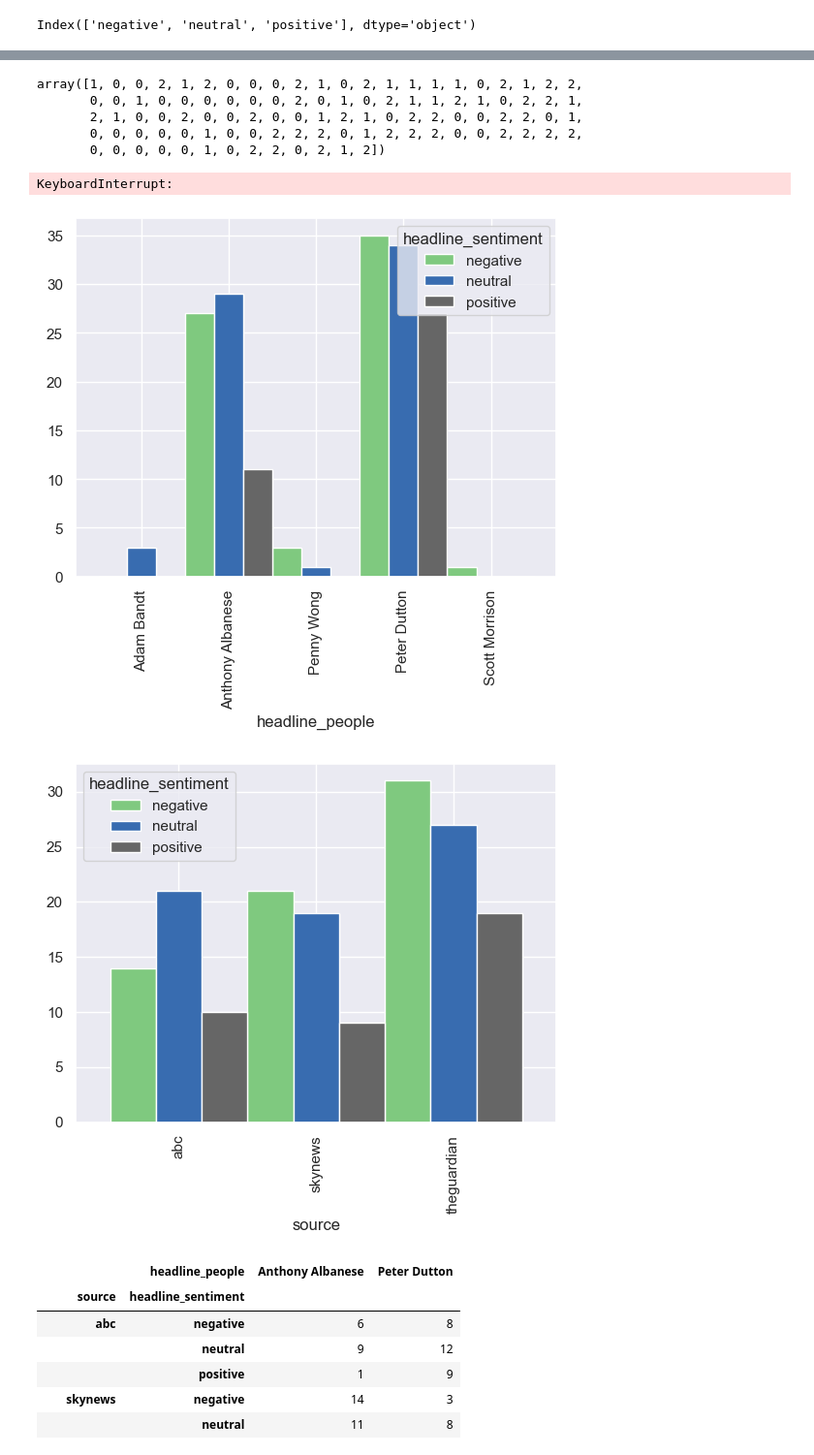
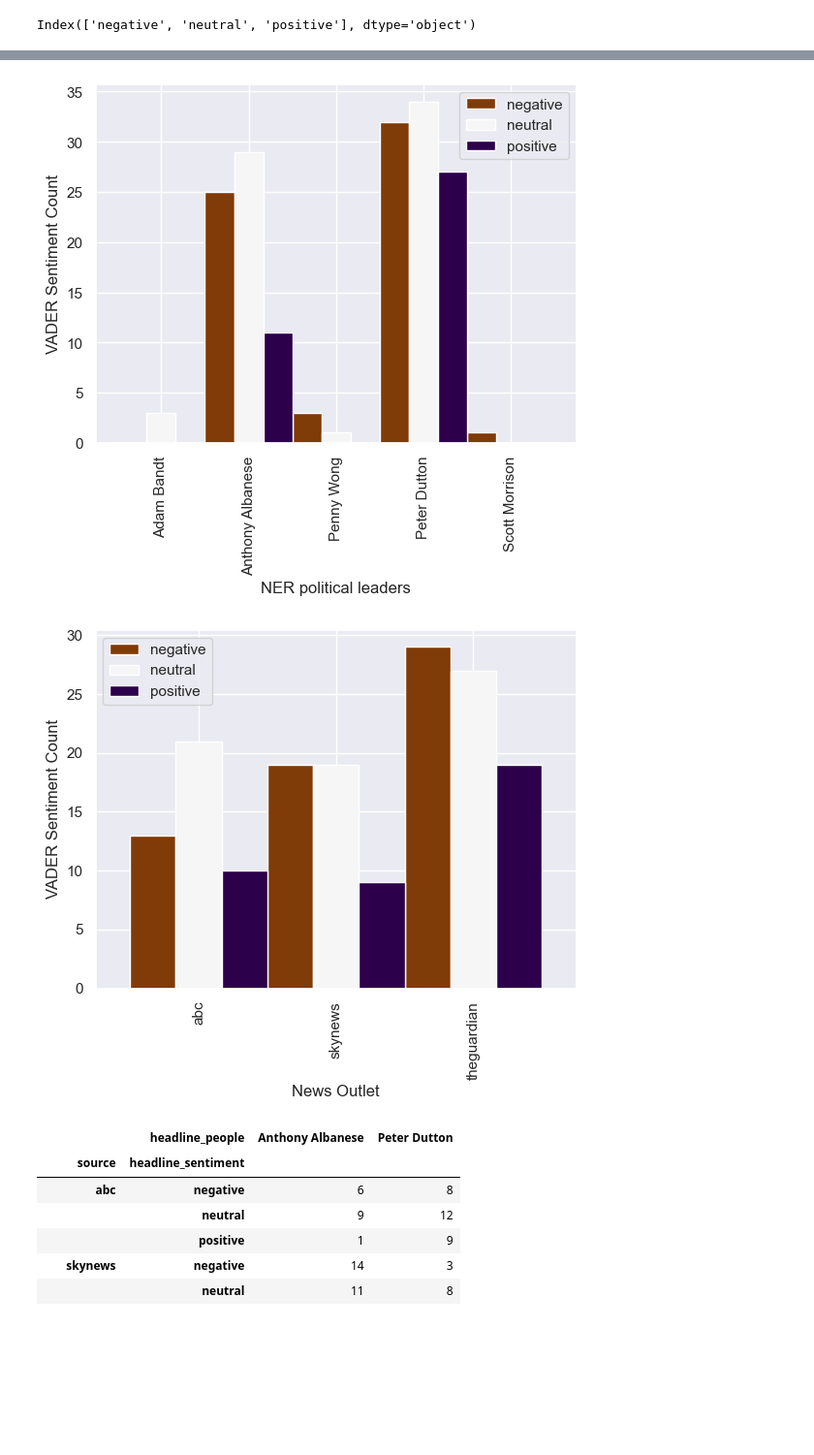
Before and after one commit to gaylejuntilla/MA3831-A3, a Jupyter notebook: VADER_and_ELMo.ipynb, the cells around one changed output, grey strips where cells are left out. Shown at 97% size. Cells and saved outputs as stored; diff of their text form; code cells hidden in the pictures; blank space fills up the shorter version.

```diff
--- a/VADER_and_ELMo.ipynb
+++ b/VADER_and_ELMo.ipynb
@@ -209,50 +463,0 @@ corpus_df[['headline', 'headline_sentiment']].iloc[test_idx].tail(10)
-# %%
-predicted_classes
-# %% [output]
-array([1, 0, 0, 2, 1, 2, 0, 0, 0, 2, 1, 0, 2, 1, 1, 1, 1, 0, 2, 1, 2, 2,
-       0, 0, 1, 0, 0, 0, 0, 0, 0, 2, 0, 1, 0, 2, 1, 1, 2, 1, 0, 2, 2, 1,
-       2, 1, 0, 0, 2, 0, 0, 2, 0, 0, 1, 2, 1, 0, 2, 2, 0, 0, 2, 2, 0, 1,
-       0, 0, 0, 0, 0, 1, 0, 0, 2, 2, 2, 0, 1, 2, 2, 2, 0, 0, 2, 2, 2, 2,
-       0, 0, 0, 0, 0, 1, 0, 2, 2, 0, 2, 1, 2])
-# %%
-# topic modelling
-
-import gensim
-from gensim.utils import simple_preprocess
-from nltk.corpus import stopwords
-from nltk.tokenize import word_tokenize
-import nltk
-
-# Download stopwords if not done already
-nltk.download('stopwords')
-
-# Get the stop words
-stop_words = set(stopwords.words('english'))
-
-# Sample corpus (list of documents)
-corpus = [
-    "Machine learning is amazing.",
-    "Natural language processing is a field of machine learning.",
-    "Data science uses machine learning techniques."
-]
-
-# Step 1: Preprocess the documents (remove punctuation, lowercase, tokenize, remove stopwords)
-def preprocess(text):
-    # Tokenize and remove stopwords
-    tokens = simple_preprocess(text, deacc=True)  # deacc=True removes punctuation
-    return [word for word in tokens if word not in stop_words]
-
-processed_corpus = [preprocess(doc) for doc in corpus]
-
-# Step 2: Create a dictionary and Bag of Words (BoW) corpus
-dictionary = gensim.corpora.Dictionary(processed_corpus)
-bow_corpus = [dictionary.doc2bow(doc) for doc in processed_corpus]
-
-# Step 3: Apply LDA topic modeling
-lda_model = gensim.models.LdaMulticore(bow_corpus, num_topics=3, id2word=dictionary, passes=10)
-
-# Step 4: Print the topics
-for idx, topic in lda_model.print_topics(num_words=5):
-    print(f"Topic #{idx + 1}: {topic}")
-# %% [output]
-KeyboardInterrupt:
@@ -260,7 +467,7 @@ KeyboardInterrupt:
 import ast
 cols_to_fix = ['headline_people', 'headline_parties', 'content_people', 'content_parties']
 for col in cols_to_fix:
-    corpus_df[col] = corpus_df[col].apply(lambda x: ast.literal_eval(x) if isinstance(x, str) else x)
+    corpus2[col] = corpus2[col].apply(lambda x: ast.literal_eval(x) if isinstance(x, str) else x)
 # %%
 leader_aliases = {
     "Albanese": "Anthony Albanese",
@@ -280,27 +487,37 @@ leader_aliases = {
 def normalize_leaders(person_list):
     return [leader_aliases[name] for name in person_list if name in leader_aliases]
 
-corpus_df['headline_people'] = corpus_df['headline_people'].apply(normalize_leaders)
+corpus2['headline_people'] = corpus2['headline_people'].apply(normalize_leaders)
 # %%
-filtered_df = corpus_df[corpus_df['headline_people'].apply(lambda x: len(x) > 0)]
+filtered_df = corpus2[corpus2['headline_people'].apply(lambda x: len(x) > 0)]
 # %%
 filtered_df.to_csv('filtered_df.csv', index=False)
 # %%
 import matplotlib.cm as cm
 import matplotlib.pyplot as plt
-sns.set_theme()
+puor_colors = cm.get_cmap('PuOr', 3)
+colors = [puor_colors(i) for i in range(3)]  # RGBA tuples
+colors_hex = [plt.matplotlib.colors.to_hex(c) for c in colors]
+
 exploded_df = filtered_df.explode('headline_people')
 sentiment_counts = exploded_df.groupby(['headline_people', 'headline_sentiment']).size().unstack(fill_value=0)
-sentiment_counts.plot(kind = 'bar', colormap = cm.Accent, width = 1)
+sentiment_counts.plot(kind = 'bar', colormap = 'PuOr', width = 1)
+plt.xlabel('NER political leaders')
+plt.ylabel('VADER Sentiment Count')
+plt.legend()
+
 plt.show()
 # %% [output]
-[figure, old version]
+[figure, new version]
 # %%
 source_counts = exploded_df.groupby(['source', 'headline_sentiment']).size().unstack(fill_value=0)
-source_counts.plot(kind = 'bar', colormap = cm.Accent, width = 1)
+source_counts.plot(kind = 'bar', colormap = 'PuOr', width = 1)
+plt.legend()
+plt.ylabel('VADER Sentiment Count')
+plt.xlabel('News Outlet')
 plt.show()
 # %% [output]
-[figure, old version]
+[figure, new version]
 # %%
 source_and_leader_counts = exploded_df.groupby(['source', 'headline_sentiment', 'headline_people']).size().unstack(fill_value=0)
 # %%
```
Also changed, not shown: parts of 42 cells of this notebook.
